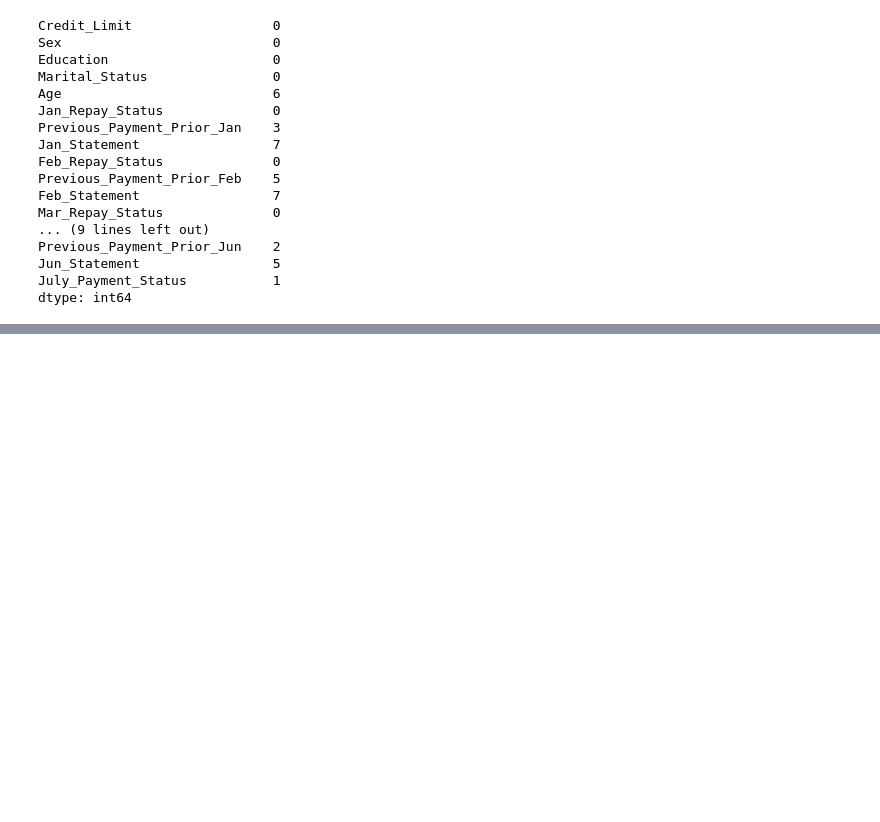
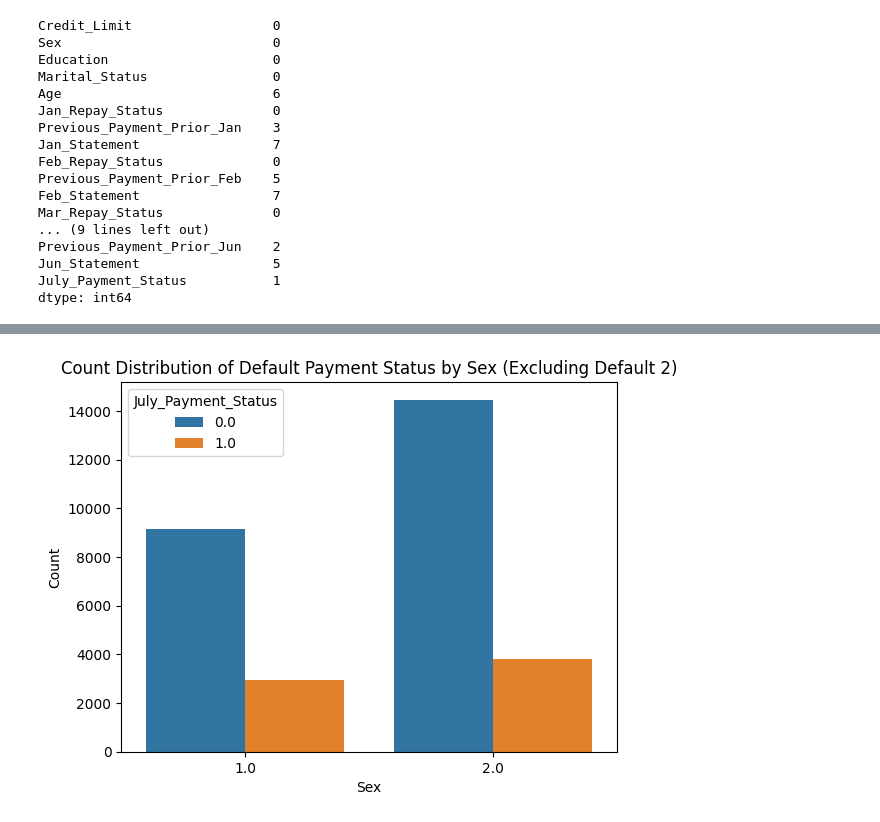
Before and after one commit to phycem/Finance-Machine-Learning-Applications, a Jupyter notebook: Risk_Management_and_Default_Detection.ipynb, the cells around one changed output, grey strips where cells are left out. Drawn from its saved outputs; the diff is of its cells as text; code cells hidden in the pictures; blank space fills up the shorter version.

```diff
--- a/Risk_Management_and_Default_Detection.ipynb
+++ b/Risk_Management_and_Default_Detection.ipynb
@@ -97,0 +263,23 @@ dtype: int64
+# %%
+
+# Filter the DataFrame based on the conditions
+filtered_df = doc[(doc['Sex'].isin([1, 2])) & (doc['July_Payment_Status'].isin([0, 1]))]
+
+# Compute the count
+count_dist = filtered_df.groupby('Sex')['July_Payment_Status'].value_counts()
+
+# Reset the index to access the values easily
+count_dist = count_dist.reset_index(name='Count')
+
+# Plotting the bar plot
+sns.barplot(x='Sex', y='Count', hue='July_Payment_Status', data=count_dist)
+
+# Adding labels and title
+plt.xlabel('Sex')
+plt.ylabel('Count')
+plt.title('Count Distribution of Default Payment Status by Sex (Excluding Default 2)')
+
+# Display the plot
+plt.show()
+# %% [output]
+[figure, added]
```
Also changed, not shown: parts of 20 cells of this notebook.
